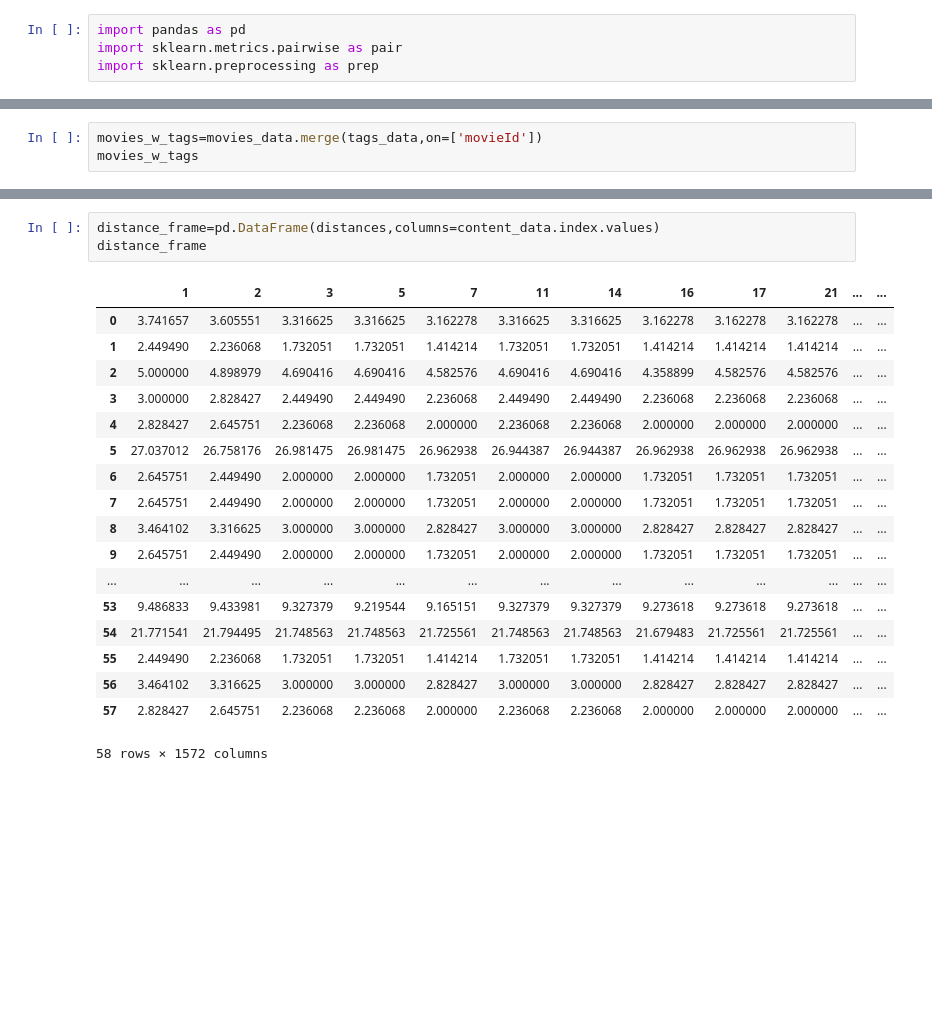
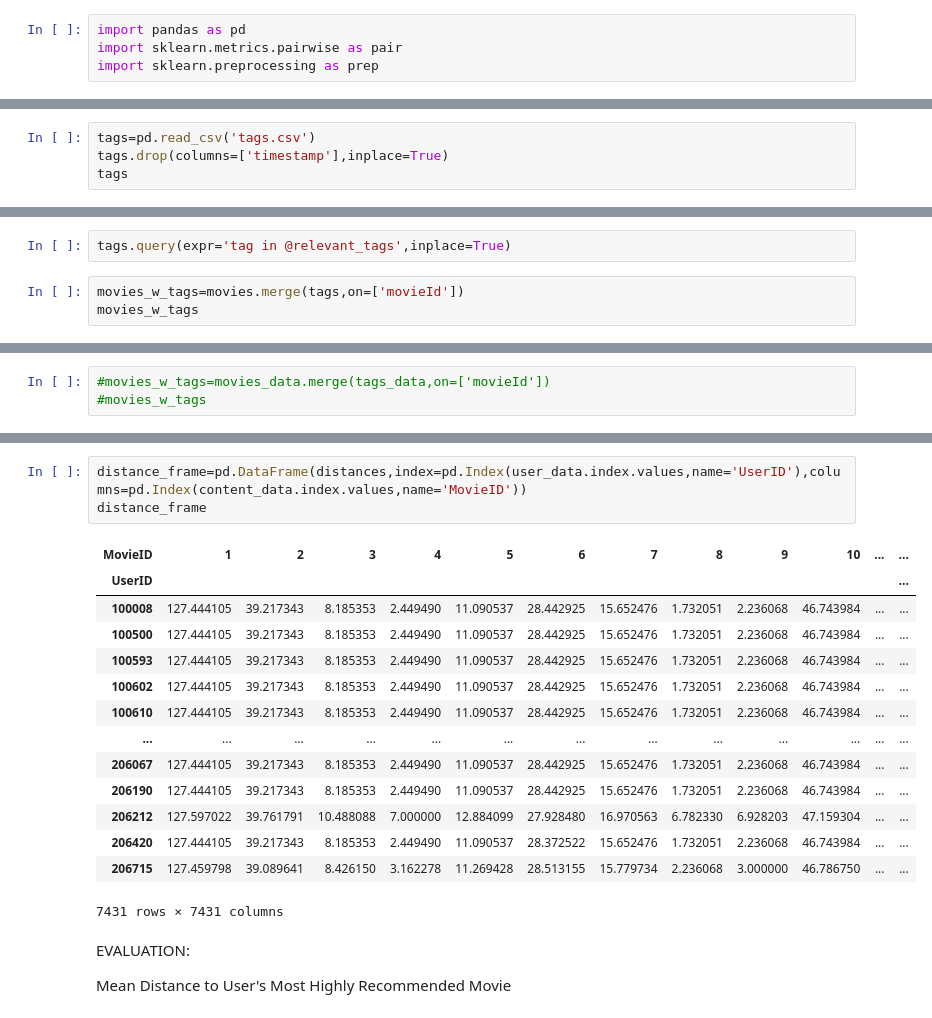
Before and after one commit to ankdeshm/CMPE257-MovieRecommenderSystem, a Jupyter notebook: code/app/05_content_based_recs_ganesh.ipynb, the cells around one changed output, grey strips where cells are left out. Saved outputs shown, nothing was run; the diff lists cells and outputs as text; blank space fills up the shorter version.

```diff
--- a/code/app/05_content_based_recs_ganesh.ipynb
+++ b/code/app/05_content_based_recs_ganesh.ipynb
@@ -4,0 +49,4 @@ import sklearn.preprocessing as prep
+# %%
+tags=pd.read_csv('tags.csv')
+tags.drop(columns=['timestamp'],inplace=True)
+tags
@@ -4,0 +67,5 @@ import sklearn.preprocessing as prep
+# %%
+tags.query(expr='tag in @relevant_tags',inplace=True)
+# %%
+movies_w_tags=movies.merge(tags,on=['movieId'])
+movies_w_tags
@@ -41,3 +94,3 @@ tags_data
 # %%
-movies_w_tags=movies_data.merge(tags_data,on=['movieId'])
-movies_w_tags
+#movies_w_tags=movies_data.merge(tags_data,on=['movieId'])
+#movies_w_tags
@@ -154,22 +191,22 @@ array([[3.74165739, 3.60555128, 3.31662479, ..., 3.46410162, 3.31662479,
 # %%
-distance_frame=pd.DataFrame(distances,columns=content_data.index.values)
+distance_frame=pd.DataFrame(distances,index=pd.Index(user_data.index.values,name='UserID'),columns=pd.Index(content_data.index.values,name='MovieID'))
 distance_frame
 # %% [output]
-|  | 1 | 2 | 3 | 5 | 7 | 11 | 14 | 16 | 17 | 21 | ... | ... |
-| 0 | 3.741657 | 3.605551 | 3.316625 | 3.316625 | 3.162278 | 3.316625 | 3.316625 | 3.162278 | 3.162278 | 3.162278 | ... | ... |
-| 1 | 2.449490 | 2.236068 | 1.732051 | 1.732051 | 1.414214 | 1.732051 | 1.732051 | 1.414214 | 1.414214 | 1.414214 | ... | ... |
-| 2 | 5.000000 | 4.898979 | 4.690416 | 4.690416 | 4.582576 | 4.690416 | 4.690416 | 4.358899 | 4.582576 | 4.582576 | ... | ... |
-| 3 | 3.000000 | 2.828427 | 2.449490 | 2.449490 | 2.236068 | 2.449490 | 2.449490 | 2.236068 | 2.236068 | 2.236068 | ... | ... |
-| 4 | 2.828427 | 2.645751 | 2.236068 | 2.236068 | 2.000000 | 2.236068 | 2.236068 | 2.000000 | 2.000000 | 2.000000 | ... | ... |
-| 5 | 27.037012 | 26.758176 | 26.981475 | 26.981475 | 26.962938 | 26.944387 | 26.944387 | 26.962938 | 26.962938 | 26.962938 | ... | ... |
-| 6 | 2.645751 | 2.449490 | 2.000000 | 2.000000 | 1.732051 | 2.000000 | 2.000000 | 1.732051 | 1.732051 | 1.732051 | ... | ... |
-| 7 | 2.645751 | 2.449490 | 2.000000 | 2.000000 | 1.732051 | 2.000000 | 2.000000 | 1.732051 | 1.732051 | 1.732051 | ... | ... |
-| 8 | 3.464102 | 3.316625 | 3.000000 | 3.000000 | 2.828427 | 3.000000 | 3.000000 | 2.828427 | 2.828427 | 2.828427 | ... | ... |
-| 9 | 2.645751 | 2.449490 | 2.000000 | 2.000000 | 1.732051 | 2.000000 | 2.000000 | 1.732051 | 1.732051 | 1.732051 | ... | ... |
+| MovieID | 1 | 2 | 3 | 4 | 5 | 6 | 7 | 8 | 9 | 10 | ... | ... |
+| UserID |  |  |  |  |  |  |  |  |  |  |  | ... |
+| 100008 | 127.444105 | 39.217343 | 8.185353 | 2.449490 | 11.090537 | 28.442925 | 15.652476 | 1.732051 | 2.236068 | 46.743984 | ... | ... |
+| 100500 | 127.444105 | 39.217343 | 8.185353 | 2.449490 | 11.090537 | 28.442925 | 15.652476 | 1.732051 | 2.236068 | 46.743984 | ... | ... |
+| 100593 | 127.444105 | 39.217343 | 8.185353 | 2.449490 | 11.090537 | 28.442925 | 15.652476 | 1.732051 | 2.236068 | 46.743984 | ... | ... |
+| 100602 | 127.444105 | 39.217343 | 8.185353 | 2.449490 | 11.090537 | 28.442925 | 15.652476 | 1.732051 | 2.236068 | 46.743984 | ... | ... |
+| 100610 | 127.444105 | 39.217343 | 8.185353 | 2.449490 | 11.090537 | 28.442925 | 15.652476 | 1.732051 | 2.236068 | 46.743984 | ... | ... |
 | ... | ... | ... | ... | ... | ... | ... | ... | ... | ... | ... | ... | ... |
-| 53 | 9.486833 | 9.433981 | 9.327379 | 9.219544 | 9.165151 | 9.327379 | 9.327379 | 9.273618 | 9.273618 | 9.273618 | ... | ... |
-| 54 | 21.771541 | 21.794495 | 21.748563 | 21.748563 | 21.725561 | 21.748563 | 21.748563 | 21.679483 | 21.725561 | 21.725561 | ... | ... |
-| 55 | 2.449490 | 2.236068 | 1.732051 | 1.732051 | 1.414214 | 1.732051 | 1.732051 | 1.414214 | 1.414214 | 1.414214 | ... | ... |
-| 56 | 3.464102 | 3.316625 | 3.000000 | 3.000000 | 2.828427 | 3.000000 | 3.000000 | 2.828427 | 2.828427 | 2.828427 | ... | ... |
-| 57 | 2.828427 | 2.645751 | 2.236068 | 2.236068 | 2.000000 | 2.236068 | 2.236068 | 2.000000 | 2.000000 | 2.000000 | ... | ... |
+| 206067 | 127.444105 | 39.217343 | 8.185353 | 2.449490 | 11.090537 | 28.442925 | 15.652476 | 1.732051 | 2.236068 | 46.743984 | ... | ... |
+| 206190 | 127.444105 | 39.217343 | 8.185353 | 2.449490 | 11.090537 | 28.442925 | 15.652476 | 1.732051 | 2.236068 | 46.743984 | ... | ... |
+| 206212 | 127.597022 | 39.761791 | 10.488088 | 7.000000 | 12.884099 | 27.928480 | 16.970563 | 6.782330 | 6.928203 | 47.159304 | ... | ... |
+| 206420 | 127.444105 | 39.217343 | 8.185353 | 2.449490 | 11.090537 | 28.372522 | 15.652476 | 1.732051 | 2.236068 | 46.743984 | ... | ... |
+| 206715 | 127.459798 | 39.089641 | 8.426150 | 3.162278 | 11.269428 | 28.513155 | 15.779734 | 2.236068 | 3.000000 | 46.786750 | ... | ... |
-58 rows × 1572 columns
+7431 rows × 7431 columns
+# %% [markdown]
+EVALUATION:
+
+Mean Distance to User's Most Highly Recommended Movie
```
Also changed, not shown: parts of 26 cells of this notebook, 1 other file.
